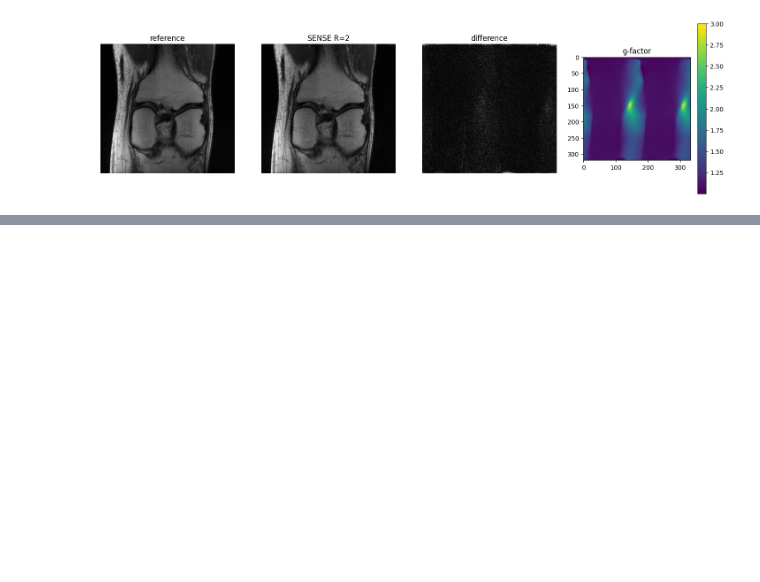
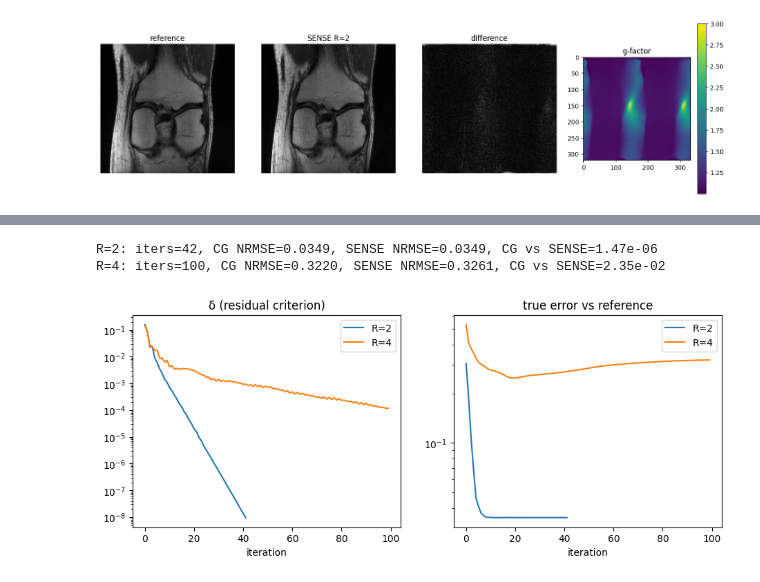
Before and after one commit to sajlardiya-hue/sense-cgsense, a Jupyter notebook: notebooks/main.ipynb, the cells around one changed output, grey strips where cells are left out. Drawn from its saved outputs; the diff is of its cells as text; code cells hidden in the pictures; blank space fills up the shorter version.

```diff
--- a/notebooks/main.ipynb
+++ b/notebooks/main.ipynb
@@ -103,0 +165,24 @@ plt.show()
+# %%
+def cg_sense(E, EH, m, maxit=50, tol=1e-6, ref=None):
+    A = lambda x: EH(E(x))                 # the matrix we invert, as a function
+    b = EH(m)                              # right-hand side ("a" in the paper)
+    v = np.zeros_like(b)                   # start from zero, as the paper recommends
+    r = b.copy()                           # residual b - A v, with v = 0
+    p = r.copy()                           # first search direction
+    rs = np.vdot(r, r).real
+    bnorm = np.sqrt(np.vdot(b, b).real)
+    hist = {'delta': [], 'err': []}
+    for i in range(maxit):
+        q = A(p)
+        alpha = rs / np.vdot(p, q).real    # step length
+        v = v + alpha * p
+        r = r - alpha * q
+        rs_new = np.vdot(r, r).real
+        hist['delta'].append(np.sqrt(rs_new) / bnorm)         # the paper's delta
+        if ref is not None:
+            hist['err'].append(nrmse(v, ref))                  # true error vs reference
+        if hist['delta'][-1] < tol:
+            break
+        p = r + (rs_new / rs) * p          # new direction, conjugate to the old ones
+        rs = rs_new
+    return v, hist
@@ -103,0 +205,17 @@ plt.show()
+# %%
+fig, ax = plt.subplots(1, 2, figsize=(11, 4))
+for R_ in [2, 4]:
+    E_, EH_, mask_ = make_ops(R_)
+    v_, h_ = cg_sense(E_, EH_, ksp_d * mask_, maxit=100, tol=1e-8, ref=ref)
+    ax[0].semilogy(h_['delta'], label=f'R={R_}')
+    ax[1].semilogy(h_['err'],   label=f'R={R_}')
+    rho_s_, _ = run_sense(R_)
+    print(f'R={R_}: iters={len(h_["delta"])}, CG NRMSE={nrmse(v_, ref):.4f}, '
+          f'SENSE NRMSE={nrmse(rho_s_, ref):.4f}, CG vs SENSE={nrmse(v_, rho_s_):.2e}')
+ax[0].set_title('δ (residual criterion)'); ax[1].set_title('true error vs reference')
+for a in ax: a.set_xlabel('iteration'); a.legend()
+plt.show()
+# %% [output]
+R=2: iters=42, CG NRMSE=0.0349, SENSE NRMSE=0.0349, CG vs SENSE=1.47e-06
+R=4: iters=100, CG NRMSE=0.3220, SENSE NRMSE=0.3261, CG vs SENSE=2.35e-02
+[figure, added]
```
Also changed, not shown: parts of 9 cells of this notebook.
